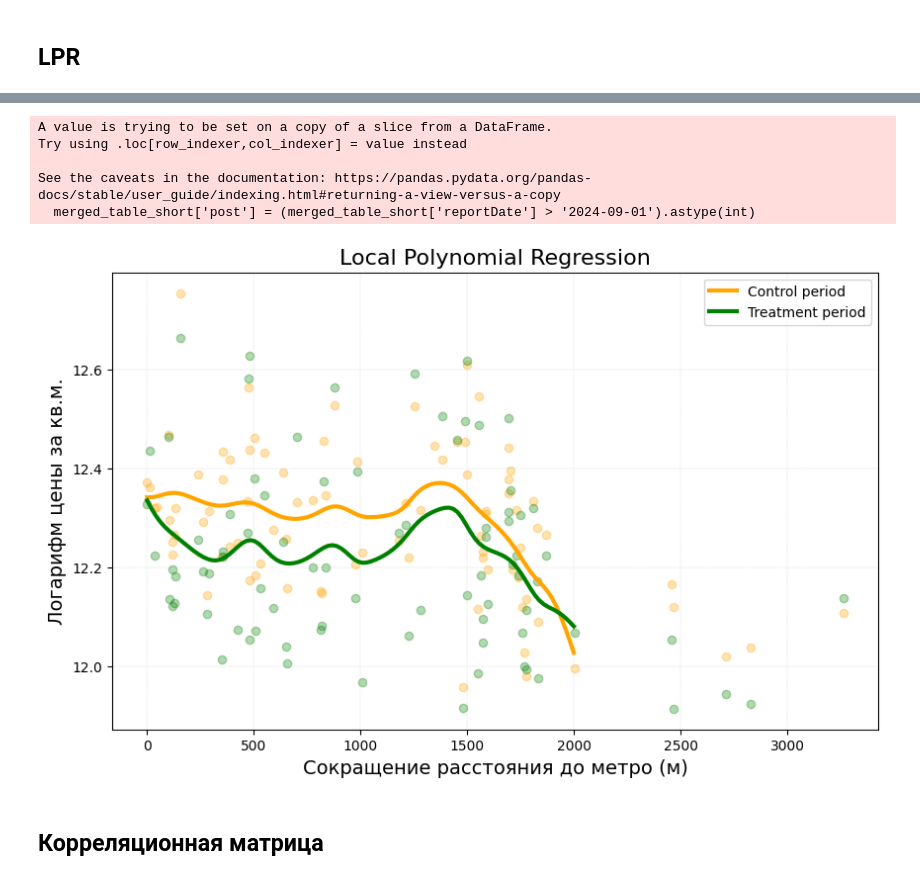
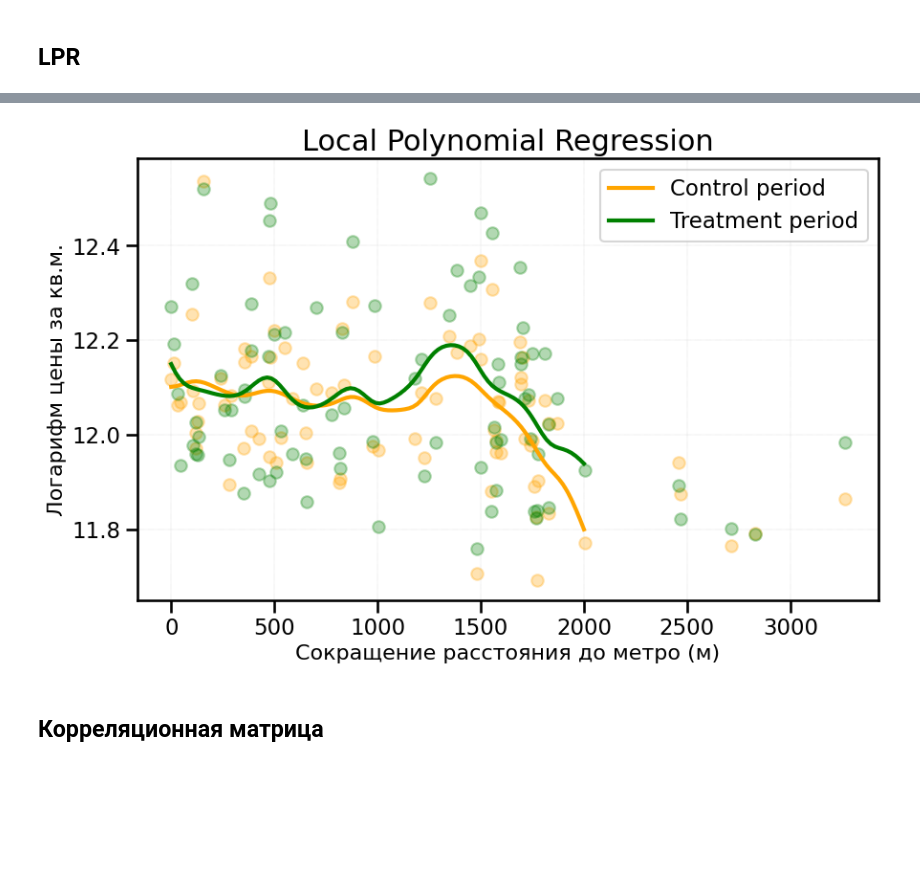
Before and after one commit to andrewch28/Cian, a Jupyter notebook: cian.ipynb, the cells around one changed output, grey strips where cells are left out. Drawn from its saved outputs; the diff is of its cells as text; code cells hidden in the pictures; blank space fills up the shorter version.

```diff
--- a/cian.ipynb
+++ b/cian.ipynb
@@ -67,46 +29,44 @@ See the caveats in the documentation: https://pandas.pydata.org/pandas-docs/stab
+# %%
+merged_table_lpr = merged_table[merged_table["reportDate"] >= "2021-06-01"].copy()
+merged_table_lpr.loc[:, "log_discounted_value"] = np.log(merged_table_lpr["discounted_value"])
 # %%
-merged_table_short['post'] = (merged_table_short['reportDate'] > '2024-09-01').astype(int)
-lpr_data = merged_table_short.groupby(["post", "Сокращение расстояния"])["cpi_log_value"].mean().reset_index()
-#lpr_data["log_value"] = np.log(lpr_data["cpi_value"])
+merged_table_lpr['post'] = (merged_table_lpr['reportDate'] > '2024-09-01').astype(int)
+lpr_data = merged_table_lpr.groupby(["post", "Сокращение расстояния"])["log_discounted_value"].median().reset_index()
-# %% [output]
-A value is trying to be set on a copy of a slice from a DataFrame.
-Try using .loc[row_indexer,col_indexer] = value instead
-
-See the caveats in the documentation: https://pandas.pydata.org/pandas-docs/stable/user_guide/indexing.html#returning-a-view-versus-a-copy
-  merged_table_short['post'] = (merged_table_short['reportDate'] > '2024-09-01').astype(int)
 # %%
+import seaborn as sns
+
 lpr_before = lpr_data[lpr_data["post"] == 0]
 lpr_after = lpr_data[lpr_data["post"] == 1]
 
 def local_poly_regression(lpr_data, color, label):
     kr = KernelReg(
-        endog=lpr_data["cpi_log_value"],
+        endog=lpr_data["log_discounted_value"],
         exog=lpr_data["Сокращение расстояния"],
         var_type='c',
         reg_type='ll',
         bw=[100]
     )
 
     distance_range = np.linspace(0, 2000, 100)
     predicted_log_price, _ = kr.fit(distance_range)
 
-    plt.scatter(lpr_data["Сокращение расстояния"], lpr_data["cpi_log_value"], alpha=0.3, color=color, marker="o")
+    plt.scatter(lpr_data["Сокращение расстояния"], lpr_data["log_discounted_value"], alpha=0.3, color=color, marker="o")
     plt.plot(distance_range, predicted_log_price, color=color, label=label, linewidth=3)
-
+sns.set_context("talk") #paper notebook  talk poster
 plt.figure(figsize=(10, 6))
 
 local_poly_regression(lpr_before, color="orange", label="Control period")
 local_poly_regression(lpr_after, color="green", label="Treatment period")
 
-plt.xlabel("Сокращение расстояния до метро (м)", fontsize=14)
-plt.ylabel("Логарифм цены за кв.м.", fontsize=14)
-plt.title("Local Polynomial Regression", fontsize=16)
+plt.xlabel("Сокращение расстояния до метро (м)", fontsize=16)
+plt.ylabel("Логарифм цены за кв.м.", fontsize=16)
+plt.title("Local Polynomial Regression", fontsize=22)
 plt.legend()
 plt.grid(True, linestyle=":", linewidth=0.3)
 plt.savefig("LPR", dpi=300)
 plt.show()
 # %% [output]
-[figure, old version]
+[figure, new version]
 # %% [markdown]
 ## Корреляционная матрица
 # %%
```
Also changed, not shown: parts of 14 cells of this notebook, 5 other files.
